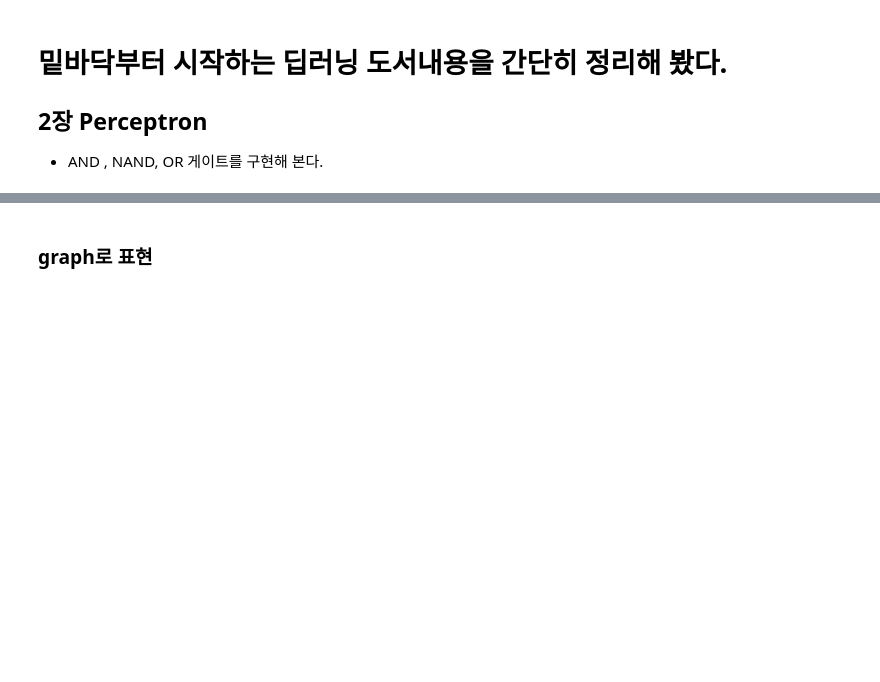
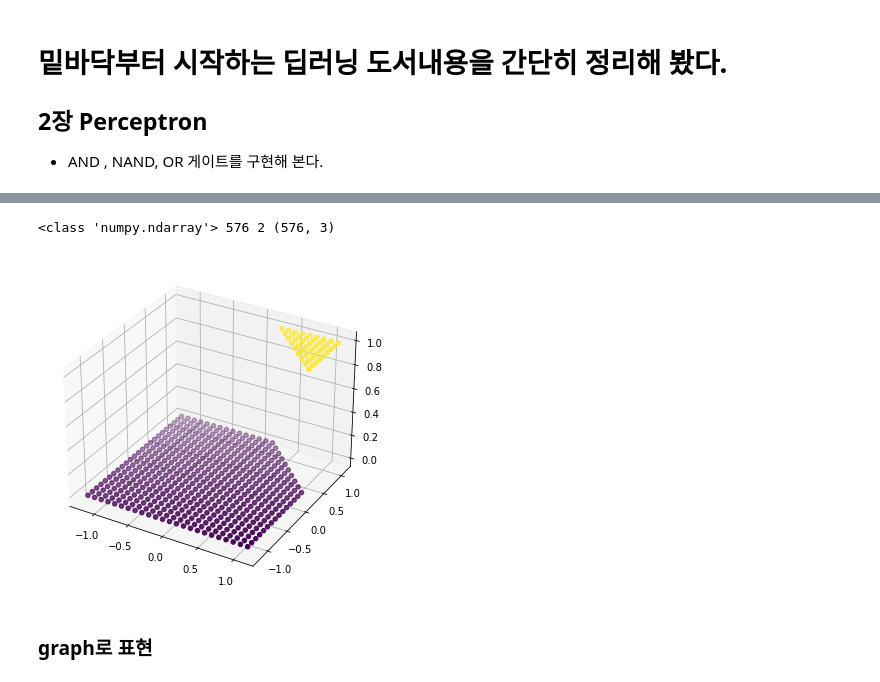
Before and after one commit to lionheartsimon/blog, a Jupyter notebook: _notebooks/2021-09-26-DeepLearningfromScrach.ipynb, the cells around one changed output, grey strips where cells are left out. Saved outputs shown, nothing was run; the diff lists cells and outputs as text; code cells hidden in the pictures; blank space fills up the shorter version.

```diff
--- a/_notebooks/2021-09-26-DeepLearningfromScrach.ipynb
+++ b/_notebooks/2021-09-26-DeepLearningfromScrach.ipynb
@@ -70,0 +122,4 @@ print(z)
+# %%
+print(type(nj), len(nj), nj.ndim, nj.shape)
+# %% [output]
+<class 'numpy.ndarray'> 576 2 (576, 3)
@@ -71,3 +130,14 @@ print(z)
+# %%
+import matplotlib.pyplot as plt
+from mpl_toolkits.mplot3d import Axes3D
+%matplotlib inline
+
+fig = plt.figure(figsize=(10,6))
+ax = fig.add_subplot(111, projection='3d')
+ax.scatter(nx, ny, nz, c=nz)
+plt.show()
+# %% [output]
+[figure, added]
 # %% [markdown]
 ### graph로 표현
 # %%
```
Also changed, not shown: parts of 51 cells of this notebook.
